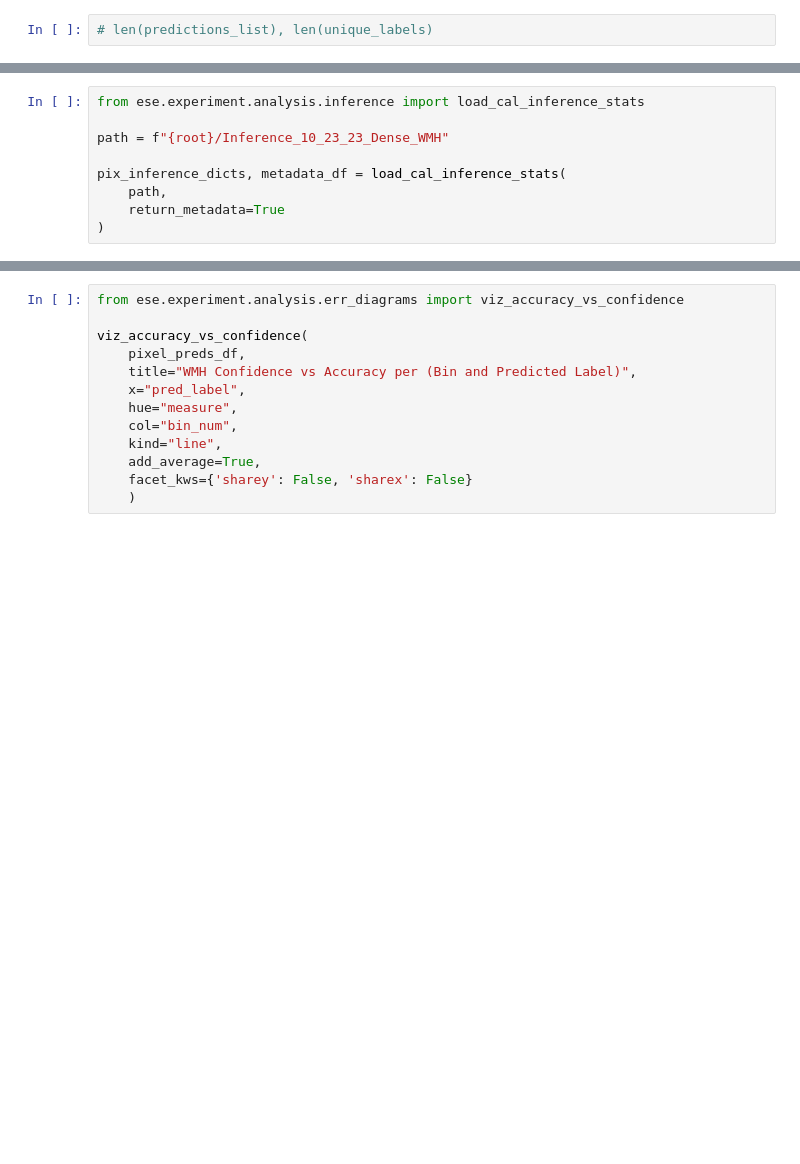
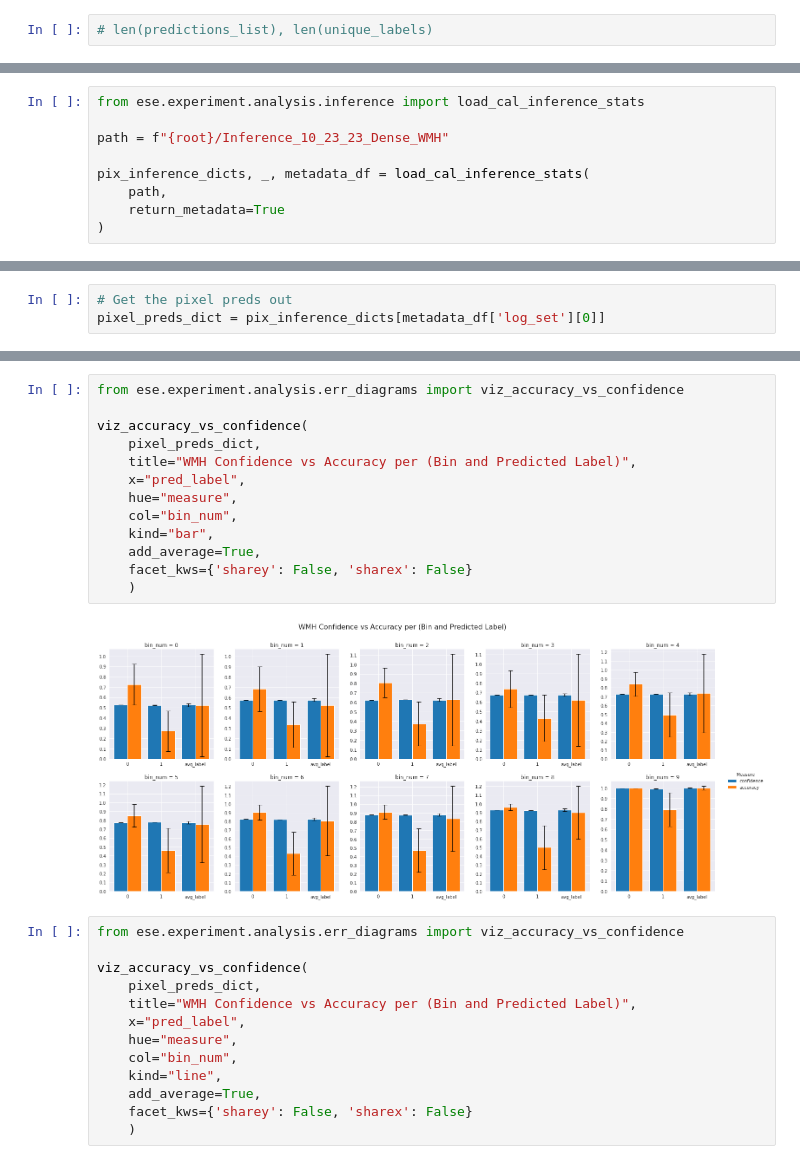
Before and after one commit to VictorButoi/ESE, a Jupyter notebook: notebooks/err_analysis/Err_WMH.ipynb, the cells around one changed output, grey strips where cells are left out. Saved outputs shown, nothing was run; the diff lists cells and outputs as text; blank space fills up the shorter version.

Commit message:
graphs are almost the same

```diff
--- a/notebooks/err_analysis/Err_WMH.ipynb
+++ b/notebooks/err_analysis/Err_WMH.ipynb
@@ -67,7 +90,7 @@ from ese.experiment.analysis.inference import load_cal_inference_stats
 
 path = f"{root}/Inference_10_23_23_Dense_WMH"
 
-pix_inference_dicts, metadata_df = load_cal_inference_stats(
+pix_inference_dicts, _, metadata_df = load_cal_inference_stats(
     path,
     return_metadata=True
 )
@@ -75,0 +102,3 @@ metadata_df.head()
+# %%
+# Get the pixel preds out
+pixel_preds_dict = pix_inference_dicts[metadata_df['log_set'][0]]
@@ -89,8 +124,23 @@ viz_accuracy_vs_confidence(
+# %%
+from ese.experiment.analysis.err_diagrams import viz_accuracy_vs_confidence
+
+viz_accuracy_vs_confidence(
+    pixel_preds_dict,
+    title="WMH Confidence vs Accuracy per (Bin and Predicted Label)",
+    x="pred_label",
+    hue="measure",
+    col="bin_num",
+    kind="bar",
+    add_average=True,
+    facet_kws={'sharey': False, 'sharex': False}
+    )
+# %% [output]
+[figure, added]
 # %%
 from ese.experiment.analysis.err_diagrams import viz_accuracy_vs_confidence
 
 viz_accuracy_vs_confidence(
-    pixel_preds_df,
+    pixel_preds_dict,
     title="WMH Confidence vs Accuracy per (Bin and Predicted Label)",
     x="pred_label",
     hue="measure",
```
Also changed, not shown: parts of 13 cells of this notebook, 3 other files.
